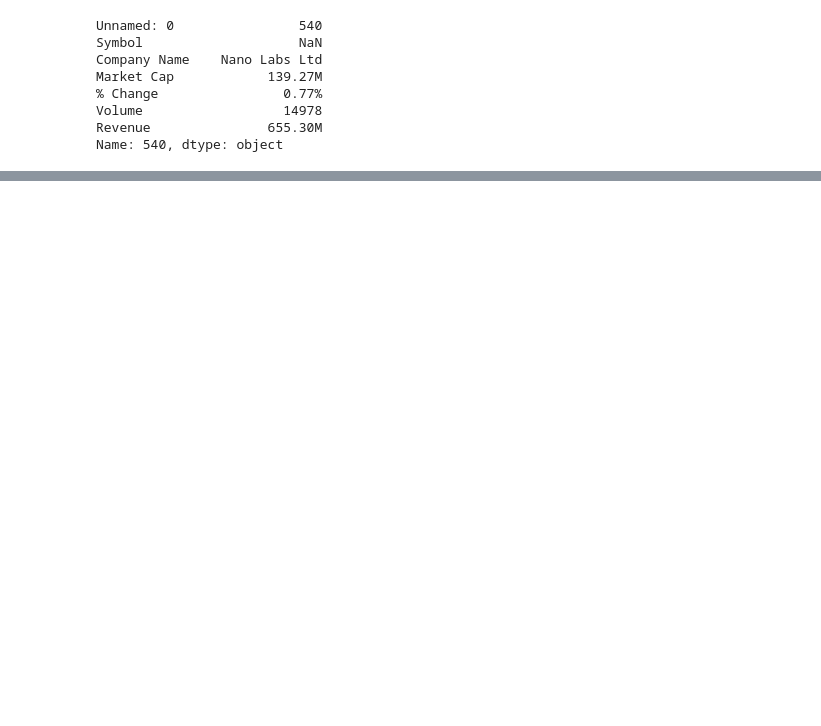
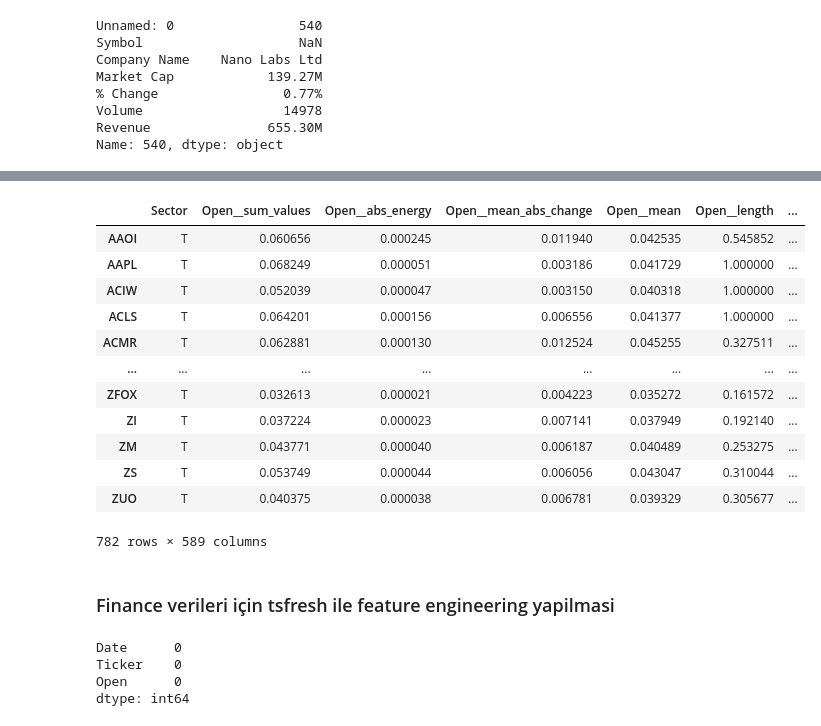
Before and after one commit to mervtutar/Time-Series-Analysis-and-Classification-based-on-Stock-Sectors, a Jupyter notebook: proje.ipynb, the cells around one changed output, grey strips where cells are left out. Cells and saved outputs as stored; diff of their text form; code cells hidden in the pictures; blank space fills up the shorter version.

```diff
--- a/proje.ipynb
+++ b/proje.ipynb
@@ -348,0 +403,8 @@ ticker_monthly_close_technology
+# %%
+import pandas as pd
+from sklearn.preprocessing import StandardScaler
+from sklearn.feature_selection import VarianceThreshold
+
+# Eksik değerleri işleme
+df_features_technology.dropna(axis=1, how='all', inplace=True)  # Tüm sütunu NaN olanları kaldır
+df_features_technology.fillna(df_features_technology.mean(), inplace=True)  # NaN değerleri sütun ortalaması ile doldur
@@ -348,0 +427,6 @@ ticker_monthly_close_technology
+# %%
+# Varyansı düşük olan özellikleri silme
+threshold = 0.05  # eşik değeri
+low_variance_cols = df_features_technology.columns[df_features_technology.var() < threshold]
+df_features_technology.drop(low_variance_cols, axis=1, inplace=True)
+df_features_technology
@@ -348,0 +474,11 @@ ticker_monthly_close_technology
+# %%
+# Sonsuz değerleri 0 ile doldur
+df_features_technology.replace([np.inf, -np.inf], 0, inplace=True)
+# %%
+from sklearn.preprocessing import MinMaxScaler
+
+# MinMaxScaler nesnesini oluştur
+scaler = MinMaxScaler()
+
+# Özellikleri sütun bazında ölçeklendir
+df_features_technology[df_features_technology.columns[1:]] = scaler.fit_transform(df_features_technology[df_features_technology.columns[1:]])
@@ -348,0 +501,33 @@ ticker_monthly_close_technology
+# %%
+# İlk sütundaki değerleri "T" olarak değiştir, ve sütun adını "Sector" olarak ayarla
+df_features_technology.rename(columns={df_features_technology.columns[0]: 'Sector'}, inplace=True)
+df_features_technology['Sector'] = 'T'  # Tüm değerleri 'T' olarak değiştirme
+
+df_features_technology
+# %% [output]
+|  | Sector | Open__sum_values | Open__abs_energy | Open__mean_abs_change | Open__mean | Open__length | ... |
+| AAOI | T | 0.060656 | 0.000245 | 0.011940 | 0.042535 | 0.545852 | ... |
+| AAPL | T | 0.068249 | 0.000051 | 0.003186 | 0.041729 | 1.000000 | ... |
+| ACIW | T | 0.052039 | 0.000047 | 0.003150 | 0.040318 | 1.000000 | ... |
+| ACLS | T | 0.064201 | 0.000156 | 0.006556 | 0.041377 | 1.000000 | ... |
+| ACMR | T | 0.062881 | 0.000130 | 0.012524 | 0.045255 | 0.327511 | ... |
+| ... | ... | ... | ... | ... | ... | ... | ... |
+| ZFOX | T | 0.032613 | 0.000021 | 0.004223 | 0.035272 | 0.161572 | ... |
+| ZI | T | 0.037224 | 0.000023 | 0.007141 | 0.037949 | 0.192140 | ... |
+| ZM | T | 0.043771 | 0.000040 | 0.006187 | 0.040489 | 0.253275 | ... |
+| ZS | T | 0.053749 | 0.000044 | 0.006056 | 0.043047 | 0.310044 | ... |
+| ZUO | T | 0.040375 | 0.000038 | 0.006781 | 0.039329 | 0.305677 | ... |
+782 rows × 589 columns
+# %% [markdown]
+### Finance verileri için tsfresh ile feature engineering yapilmasi
+# %%
+# NaN değerleri içeren satırları sil
+ticker_monthly_close_finance = ticker_monthly_close_finance.dropna()
+
+# NaN değerlerinin silinip silinmediğini kontrol et
+print(ticker_monthly_close_finance.isna().sum())
+# %% [output]
+Date      0
+Ticker    0
+Open      0
+dtype: int64
```
Also changed, not shown: parts of 54 cells of this notebook.
